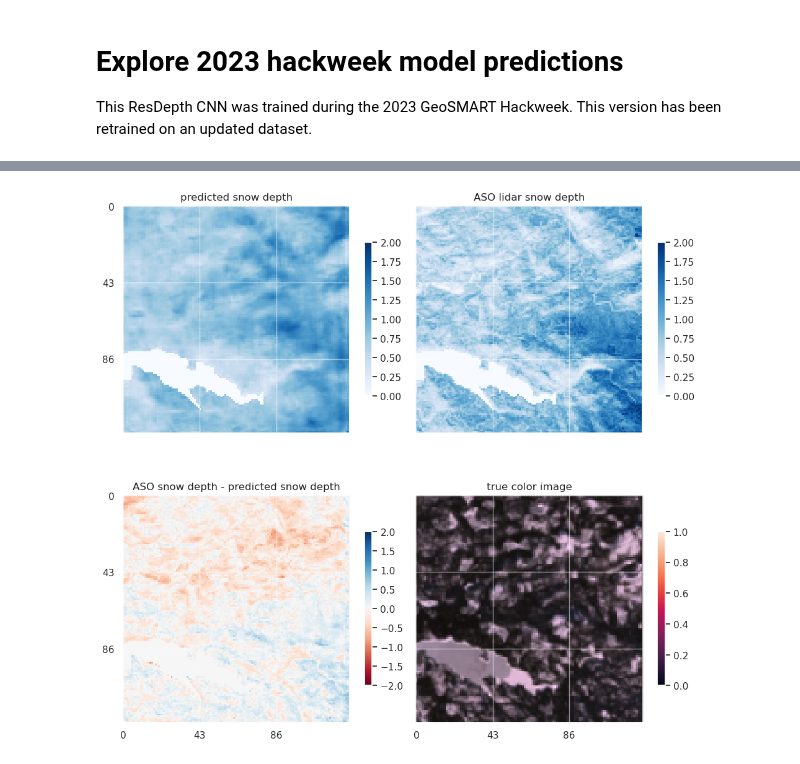
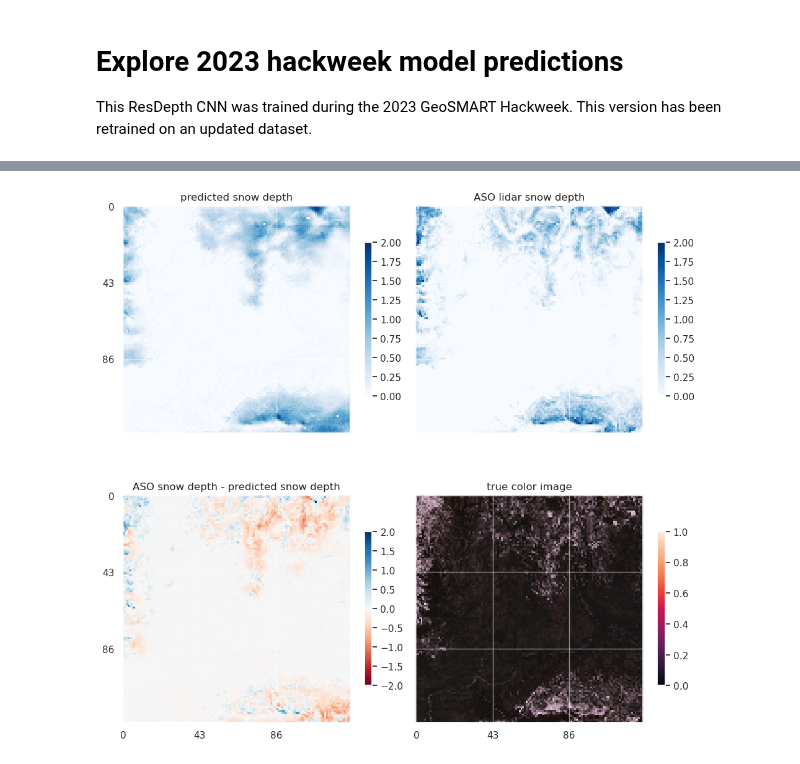
Before and after one commit to geo-smart/deep-snow, a Jupyter notebook: notebooks/exploration/model_exploration.ipynb, the cells around one changed output, grey strips where cells are left out. Cells and saved outputs as stored; diff of their text form; code cells hidden in the pictures.

```diff
--- a/notebooks/exploration/model_exploration.ipynb
+++ b/notebooks/exploration/model_exploration.ipynb
@@ -49,20 +84,26 @@ input_channels = [
     'snowon_vh',
     'snowoff_vv',
     'snowoff_vh',
+    'snowon_cr',
+    'snowoff_cr',
+    'delta_cr',
     'blue',
     'green',
     'red',
-    'fcf',
-    'elevation',
+    'nir',
+    'swir1',
+    'swir2',
     'ndvi',
     'ndsi',
     'ndwi',
-    'snowon_cr',
-    'snowoff_cr']
+    'elevation',
+    'latitude',
+    'longitude',
+    'dowy']
 # %%
 #load previous model
-model = crunchy_snow.models.ResDepth(n_input_channels=len(input_channels))
-model.load_state_dict(torch.load('../../weights/quinn_ResDepth_v3'))
+model = deep_snow.models.ResDepth(n_input_channels=len(input_channels), depth=5)
+model.load_state_dict(torch.load('../../weights/quinn_ResDepth_v4_74epochs'))
 model.to('cuda');
 # %%
 # visualize model predictions
@@ -92,7 +133,7 @@ for i, data_tuple in enumerate(val_loader):
         norm_max = np.max([data_dict['green'].max(), data_dict['red'].max(), data_dict['blue'].max()]) # there are better ways to do this
         ax[1, 1].imshow(torch.cat((data_dict['red'].squeeze()[:, :, None]/norm_max, data_dict['green'].squeeze()[:, :, None]/norm_max, data_dict['blue'].squeeze()[:, :, None]/norm_max), 2).squeeze(), interpolation='none')
         ax[1, 1].set_title('true color image')
-        ax[1, 2].imshow(data_dict['aso_gap_map'].squeeze() + data_dict['rtc_gap_map'].squeeze(), cmap='Purples', interpolation='none')
+        ax[1, 2].imshow(data_dict['aso_gap_map'].squeeze() + data_dict['rtc_gap_map'].squeeze() + data_dict['s2_gap_map'].squeeze(), vmin=0, cmap='Purples', interpolation='none')
         ax[1, 2].set_title('ASO and RTC Gaps')
         ax[2, 0].imshow(data_dict['ndvi'].squeeze(), cmap='YlGn', interpolation='none')
         ax[2, 0].set_title('NDVI')
@@ -117,7 +158,7 @@ for i, data_tuple in enumerate(val_loader):
 # visualize prediction error
 sns.set_theme()
 num_samples = 1
-norm_dict = crunchy_snow.dataset.norm_dict
+norm_dict = deep_snow.dataset.norm_dict
 
 for i, data_tuple in enumerate(val_loader):
     if i < num_samples:
@@ -131,44 +172,44 @@ for i, data_tuple in enumerate(val_loader):
             pred_sd = pred_sd.to('cpu')
 
             # mask nodata areas
-            pred_sd = torch.where(data_dict['aso_gap_map']+data_dict['rtc_gap_map'] == 0, pred_sd, torch.zeros_like(pred_sd))
-            aso_sd = torch.where(data_dict['aso_gap_map']+data_dict['rtc_gap_map'] == 0, data_dict['aso_sd'], torch.zeros_like(pred_sd))
+            pred_sd = torch.where(data_dict['aso_gap_map']+data_dict['rtc_gap_map'] + data_dict['s2_gap_map'] == 0, pred_sd, torch.zeros_like(pred_sd))
+            aso_sd = torch.where(data_dict['aso_gap_map']+data_dict['rtc_gap_map'] + data_dict['s2_gap_map']== 0, data_dict['aso_sd'], torch.zeros_like(pred_sd))
 
             # undo normalization
-            pred_sd = crunchy_snow.dataset.undo_norm(pred_sd, crunchy_snow.dataset.norm_dict['aso_sd']).squeeze()
-            aso_sd = crunchy_snow.dataset.undo_norm(aso_sd, crunchy_snow.dataset.norm_dict['aso_sd']).squeeze()
+            pred_sd = deep_snow.dataset.undo_norm(pred_sd, deep_snow.dataset.norm_dict['aso_sd']).squeeze()
+            aso_sd = deep_snow.dataset.undo_norm(aso_sd, deep_snow.dataset.norm_dict['aso_sd']).squeeze()
 
             # mask values above 0
             pred_sd = torch.where(pred_sd >= 0, pred_sd, torch.zeros_like(pred_sd))
 
             f, ax = plt.subplots(2, 2, figsize=(10,10), sharex=True, sharey=True)
             im0 = ax[0, 0].imshow(pred_sd, cmap='Blues', vmin=0, vmax=2, interpolation='none')
             ax[0, 0].set_title('predicted snow depth')
             f.colorbar(im0, shrink=0.5)
             im1 = ax[0, 1].imshow(aso_sd, cmap='Blues', vmin=0, vmax=2, interpolation='none')
             ax[0, 1].set_title('ASO lidar snow depth')
             f.colorbar(im1, shrink=0.5)
 
             im2 = ax[1, 0].imshow(aso_sd-pred_sd, cmap='RdBu', vmin=-2, vmax=2, interpolation='none')
             ax[1, 0].set_title('ASO snow depth - predicted snow depth')
             f.colorbar(im2, shrink=0.5)
             norm_max = np.max([data_dict['green'].max(), data_dict['red'].max(), data_dict['blue'].max()]) # there are better ways to do this
             im3 = ax[1, 1].imshow(torch.cat((data_dict['red'].squeeze()[:, :, None]/norm_max, data_dict['green'].squeeze()[:, :, None]/norm_max, data_dict['blue'].squeeze()[:, :, None]/norm_max), 2).squeeze(), interpolation='none')
             ax[1, 1].set_title('true color image')
             f.colorbar(im3, shrink=0.5)
 
             # Set modify plot style
             for a in ax.flat:
                 a.set_aspect('equal')
                 a.set_xticks(np.arange(0, data_dict['aso_sd'].squeeze().shape[1], 43))
                 a.set_yticks(np.arange(0, data_dict['aso_sd'].squeeze().shape[0], 43))
                 a.grid(True, linewidth=1, alpha=0.5)
 
             plt.tight_layout()
     else:
         break
 # %% [output]
-[figure, old version]
+[figure, new version]
 # %%
 # scatterplot of predicted values vs target values for entire dataset
 # **CAUTION: this plot can take a long time to run**
```
Also changed, not shown: parts of 5 cells of this notebook, 25 other files.
